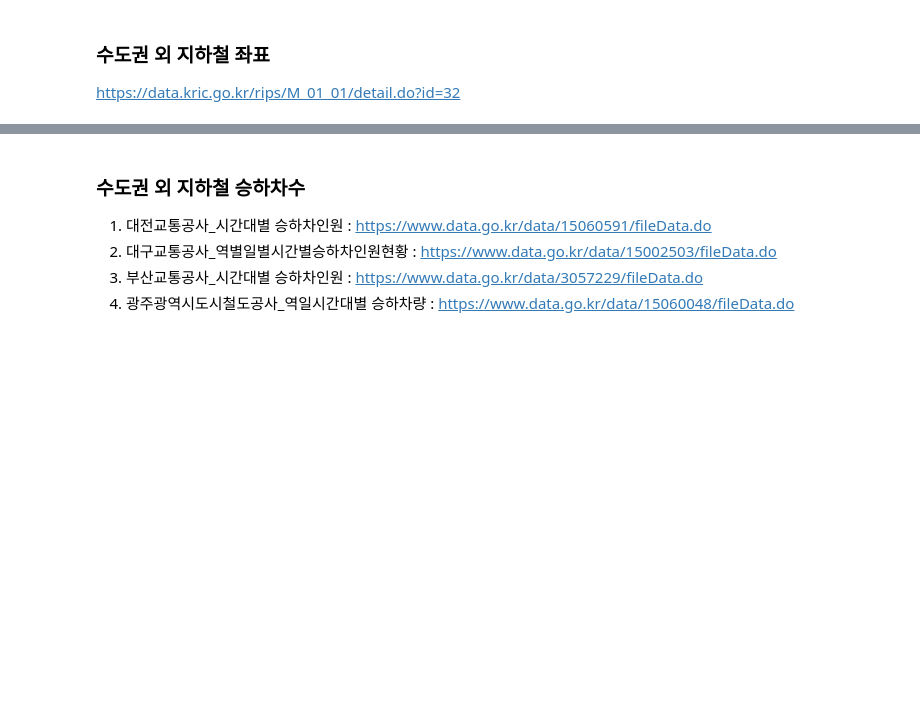
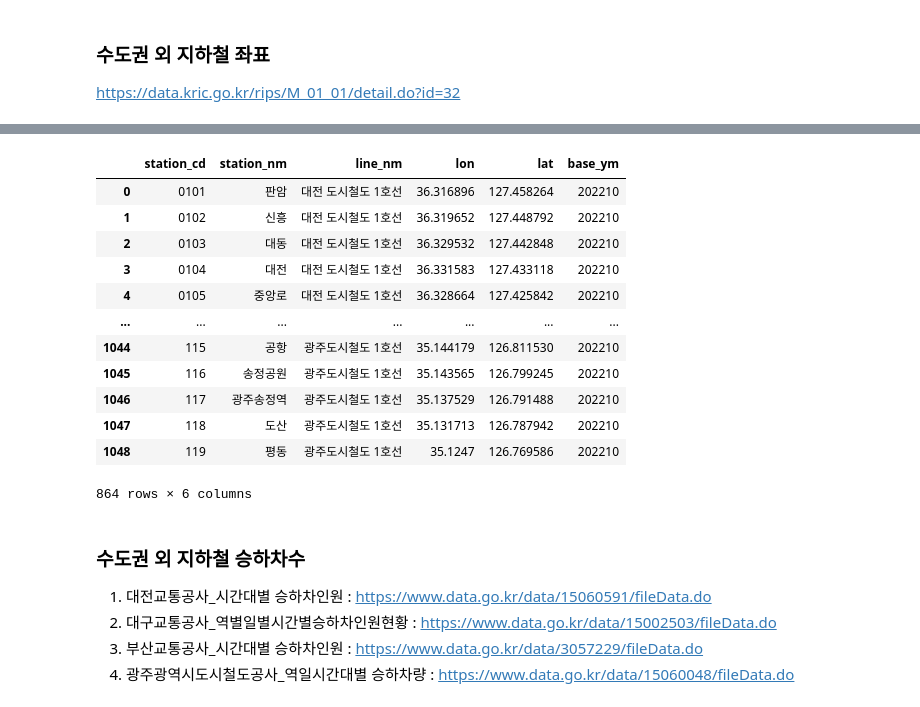
Before and after one commit to UL-DA/pythonProject, a Jupyter notebook: 수도권 지하철 역좌표/지하철,버스좌표.ipynb, the cells around one changed output, grey strips where cells are left out. Cells and saved outputs as stored; diff of their text form; code cells hidden in the pictures; blank space fills up the shorter version.

```diff
--- a/수도권 지하철 역좌표/지하철,버스좌표.ipynb
+++ b/수도권 지하철 역좌표/지하철,버스좌표.ipynb
@@ -40,5 +40,26 @@ https://data.kric.go.kr/rips/M_01_01/detail.do?id=32
 # %%
 # 역좌표
 df = pd.read_excel('c:/Users/duPar/Downloads/전체_도시철도역사정보_20221007.xlsx')
-df = df[['역번호', '역사명', '노선명', '역위도', '역경도', '데이터기준일자']]
-df['역번호'] = df['역번호'].astype(str)
+df = df[['역번호', '역사명', '노선명', '역위도', '역경도']]
+
+# 소숫점 너무 긴 좌표는 DW에 안 들어감
+df['역위도'] = df['역위도'].astype(float)
+df['역경도'] = df['역경도'].astype(float)
+
+for i in df.index:
+    df['역위도'][i] = round(df['역위도'][i],6)
+    df['역경도'][i] = round(df['역경도'][i],6)
+
+df.columns = ['station_cd', 'station_nm', 'line_nm', 'lon', 'lat']
+df['base_ym'] = datetime.today().strftime("%Y%m")
+
+# 티머니 승하차수 호선명 가져오기
+DF = pd.read_csv('c:/Users/duPar/Downloads/subway_xy_202210121839.csv')
+DF = DF.drop_duplicates()
+
+# 티머니 승하차수에 있는 수도권역 삭제
+for i in DF.index:
+    idx = df[df['line_nm'].str.contains(DF['line_nm'][i])].index
+    df = df.drop(idx,axis=0)
+
+df.to_csv('C:\oasis\git\data\전국 지하철, 버스 (역좌표, 승하차수)\수도권 외 승하차수\수도권_외_도시철도역사정보_최종.csv',index=False,encoding='utf-8-sig')
@@ -67,5 +65,0 @@ Name: 역사명, dtype: object
-# %%
-# 최종파일 컬럼정리 및 csv 저장
-df.columns = ['역번호', '역사명', '노선번호', '노선명', '환승역구분', '환승노선번호', '환승노선명', '역위도', '역경도', '운영기관명', '역사도로명주소', '데이터기준일자']
-df['base_ym'] = datetime.today().strftime("%Y%m")
-df.to_csv('C:\oasis\git\data\전국 지하철, 버스 (역좌표, 승하차수)\수도권 외 승하차수\수도권_외_도시철도역사정보_최종.csv',index=False,encoding='utf-8-sig')
@@ -86,3 +66,19 @@ df.to_csv('C:\oasis\git\data\전국 지하철, 버스 (역좌표, 승하차수)\
+# %%
+df
+# %% [output]
+|  | station_cd | station_nm | line_nm | lon | lat | base_ym |
+| 0 | 0101 | 판암 | 대전 도시철도 1호선 | 36.316896 | 127.458264 | 202210 |
+| 1 | 0102 | 신흥 | 대전 도시철도 1호선 | 36.319652 | 127.448792 | 202210 |
+| 2 | 0103 | 대동 | 대전 도시철도 1호선 | 36.329532 | 127.442848 | 202210 |
+| 3 | 0104 | 대전 | 대전 도시철도 1호선 | 36.331583 | 127.433118 | 202210 |
+| 4 | 0105 | 중앙로 | 대전 도시철도 1호선 | 36.328664 | 127.425842 | 202210 |
+| ... | ... | ... | ... | ... | ... | ... |
+| 1044 | 115 | 공항 | 광주도시철도 1호선 | 35.144179 | 126.811530 | 202210 |
+| 1045 | 116 | 송정공원 | 광주도시철도 1호선 | 35.143565 | 126.799245 | 202210 |
+| 1046 | 117 | 광주송정역 | 광주도시철도 1호선 | 35.137529 | 126.791488 | 202210 |
+| 1047 | 118 | 도산 | 광주도시철도 1호선 | 35.131713 | 126.787942 | 202210 |
+| 1048 | 119 | 평동 | 광주도시철도 1호선 | 35.1247 | 126.769586 | 202210 |
+864 rows × 6 columns
 # %% [markdown]
 ### 수도권 외 지하철 승하차수
 1. 대전교통공사_시간대별 승하차인원 : [https://www.data.go.kr/data/15060591/fileData.do](https://www.data.go.kr/data/15060591/fileData.do)
```
Also changed, not shown: parts of 20 cells of this notebook, 1 other file.
